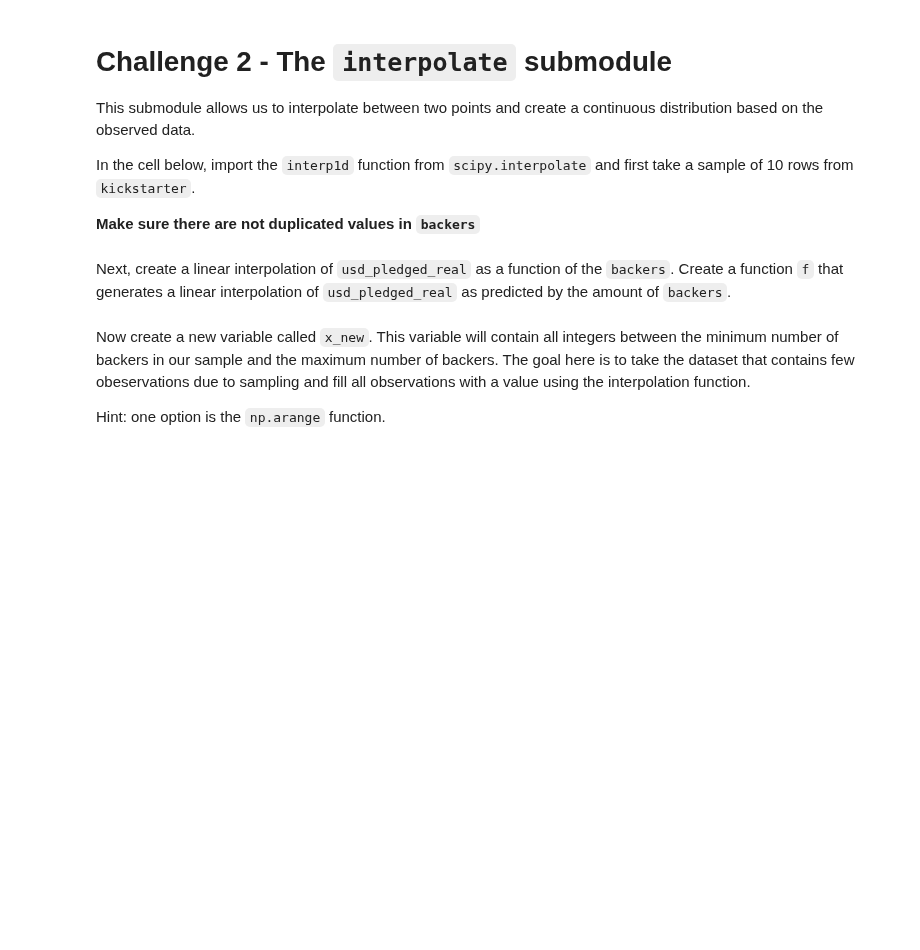
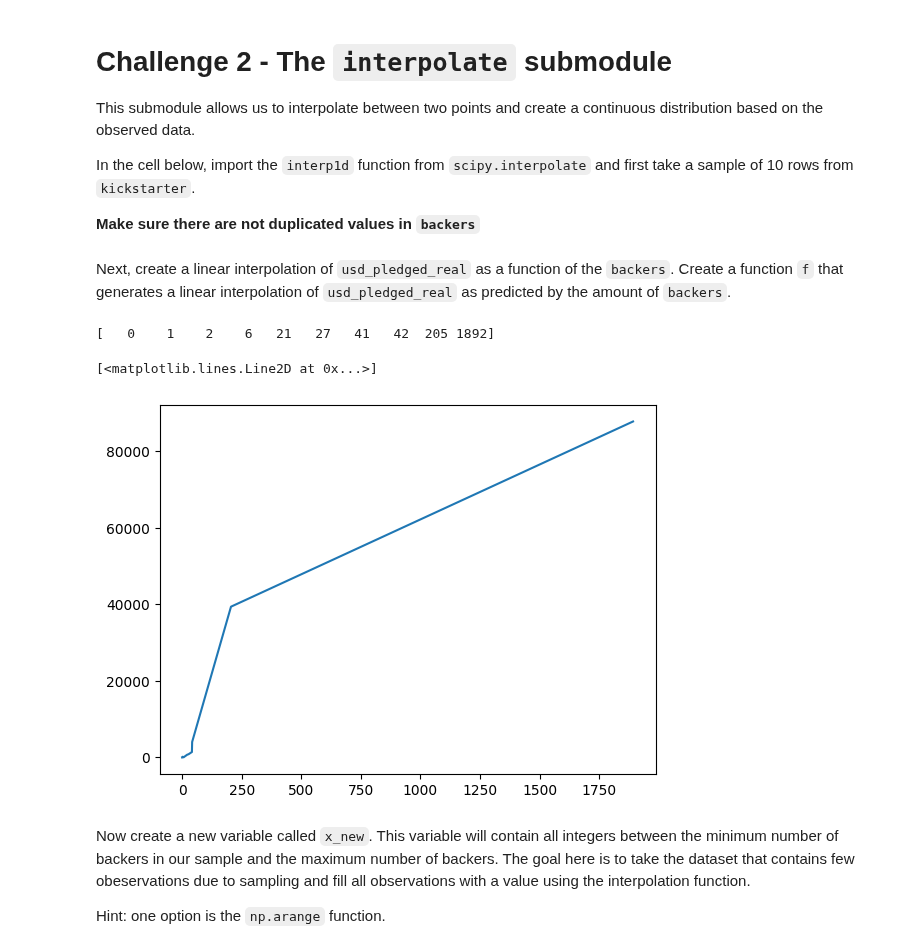
Before and after one commit to ta-data-lis/lab-intro-to-scipy, a Jupyter notebook: your-code/main.ipynb, the cells around one changed output. Drawn from its saved outputs; the diff is of its cells as text; code cells hidden in the pictures; blank space fills up the shorter version.

```diff
--- a/your-code/main.ipynb
+++ b/your-code/main.ipynb
@@ -13,0 +15,3 @@ This submodule contains statistical functions for conducting hypothesis tests, p
+# %%
+ks = pd.read_csv('../ks-projects-201801.csv')
+ks.head()
@@ -40,2 +64,4 @@ Let's perform Fisher's exact test on our KickStarter data. We intend to test the
+# %%
+ks['goal_met'] = np.where(ks.usd_pledged_real > ks.usd_goal_real, 1, 0)
 # %% [markdown]
 Next, create a column that checks whether the currency of the project is in US Dollars. Create a column called `usd` using the `np.where` function where if the currency is US Dollars, assign a value of 1 to the row and 0 otherwise.
@@ -44,3 +68,5 @@ Next, create a column that checks whether the currency of the project is in US D
+# %%
+ks['usd'] = np.where(ks.currency == 'USD', 1, 0)
 # %% [markdown]
 Now create a contingency table using the `pd.crosstab` function in the cell below to compare the `goal_met` and `usd` columns.
 # %% [markdown]
@@ -64,3 +94,15 @@ Next, create a linear interpolation of `usd_pledged_real` as a function of the `
+# %%
+sample = ks[['backers', 'usd_pledged_real']].sample(n=10).sort_values(by='backers')
+# %%
+x = np.array(sample.backers)
+print(x)
+y = sample.usd_pledged_real
+f = interpolate.interp1d(x, y, 'quadratic')
+plt.plot(x, y)
+# %% [output]
+[   0    1    2    6   21   27   41   42  205 1892]
+[<matplotlib.lines.Line2D at 0x...>]
+[figure, added]
 # %% [markdown]
 Now create a new variable called `x_new`. This variable will contain all integers between the minimum number of backers in our sample and the maximum number of backers. The goal here is to take the dataset that contains few obeservations due to sampling and fill all observations with a value using the interpolation function.
 
```
Also changed, not shown: parts of 23 cells of this notebook.
